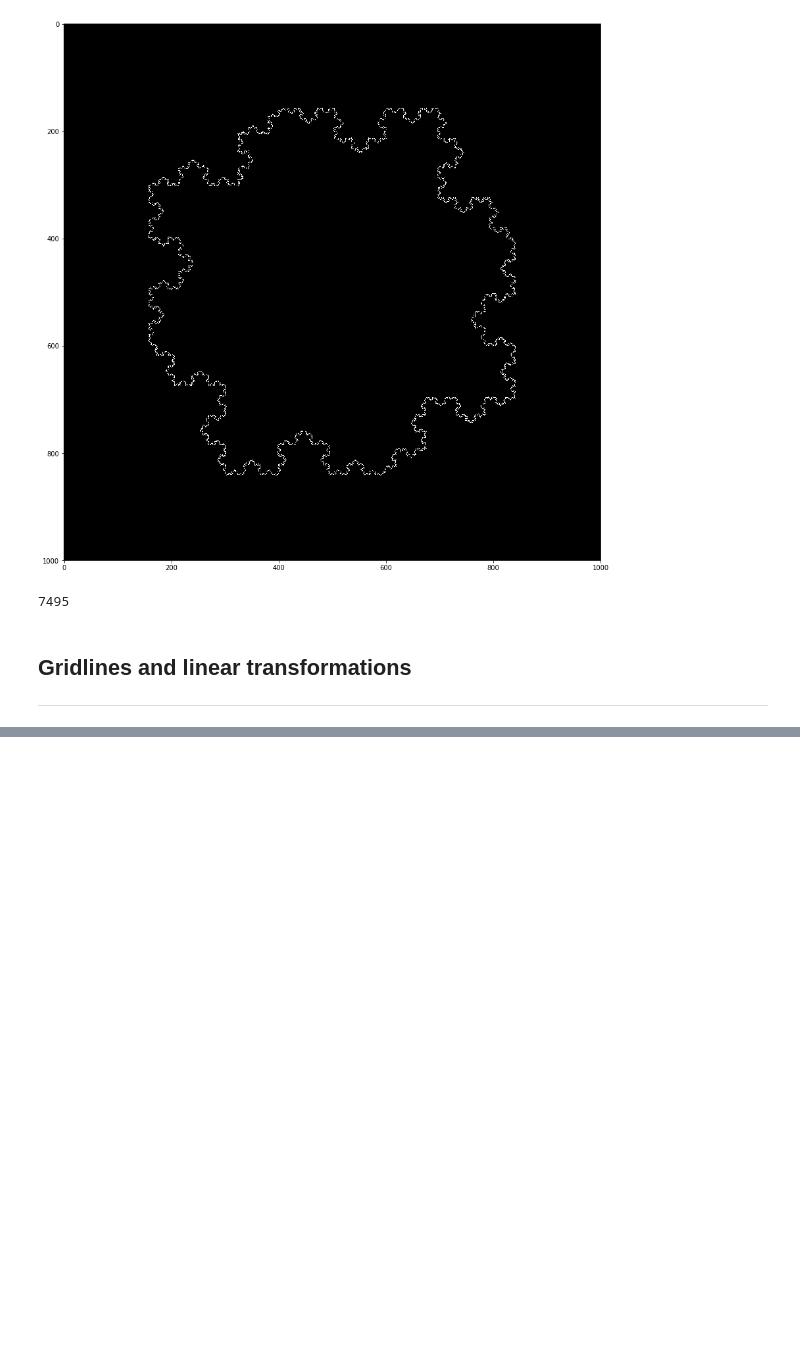
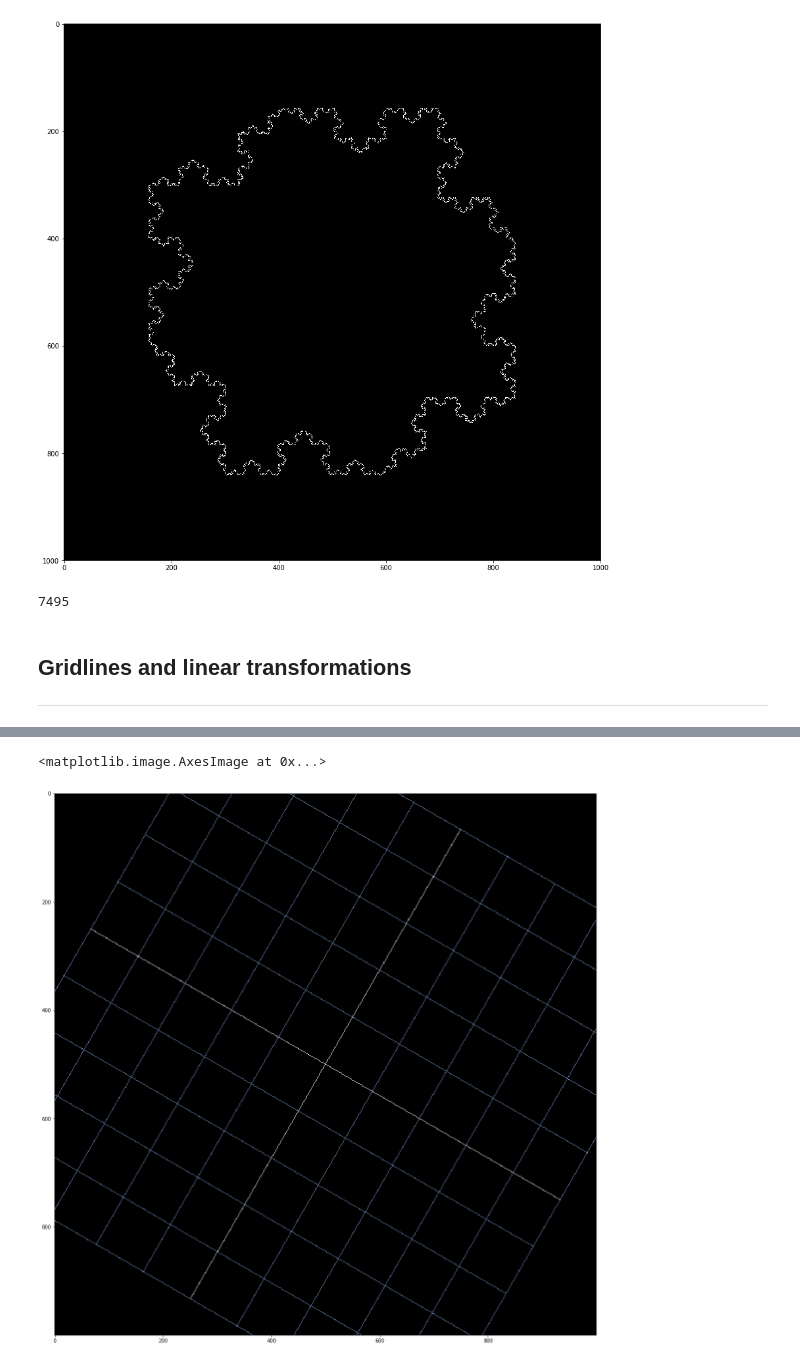
Before and after one commit to nadavhacmun/Animations, a Jupyter notebook: animations.ipynb, the cells around one changed output, grey strips where cells are left out. Drawn from its saved outputs; the diff is of its cells as text; code cells hidden in the pictures; blank space fills up the shorter version.

```diff
--- a/animations.ipynb
+++ b/animations.ipynb
@@ -926,4 +906,0 @@ def GridLines(width, height, OriginColor, color, distX, distY):
-# %%
-width, height =1000, 1000
-# %%
-img = GridLines(width, height, [255, 255, 255, 255], [65, 105, 180, 180], 100, 100)
@@ -978,0 +1102,15 @@ plt.imshow(img)
+# %%
+transform = []
+for line in l:
+    transform.append(line.Rotate(np.pi/6))
+
+img = np.zeros((1000, 1000, 4), dtype=np.int32)
+img[:, :, -1] = 255
+for line in transform:
+    line.Draw(img)
+
+plt.figure(figsize=(20, 20))
+plt.imshow(img)
+# %% [output]
+<matplotlib.image.AxesImage at 0x...>
+[figure, added]
```
Also changed, not shown: parts of 17 cells of this notebook, 4 other files.
